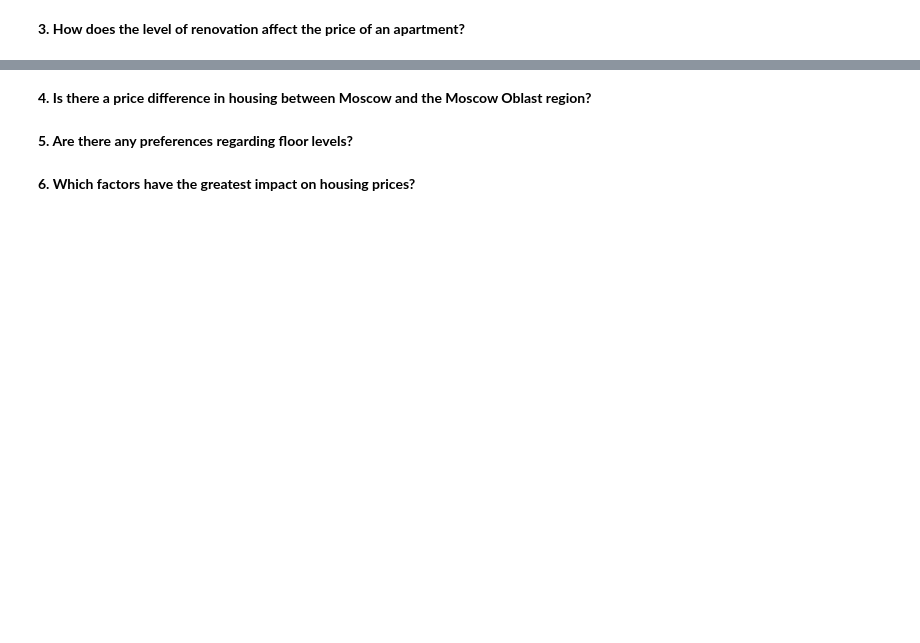
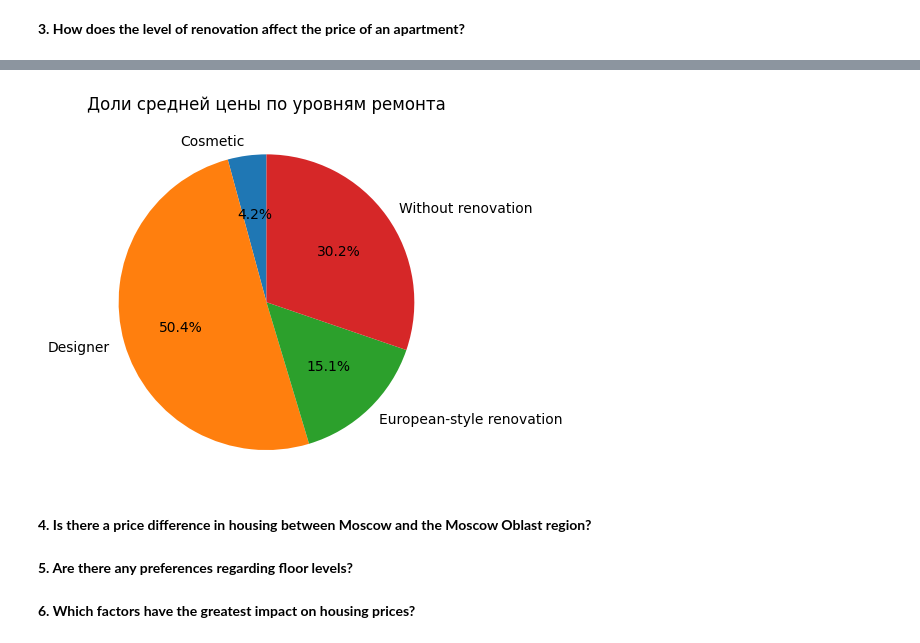
Before and after one commit to WhosArt/Moscow_housing_price, a Jupyter notebook: house_pricing/house_pricing.ipynb, the cells around one changed output, grey strips where cells are left out. Cells and saved outputs as stored; diff of their text form; code cells hidden in the pictures; blank space fills up the shorter version.

```diff
--- a/house_pricing/house_pricing.ipynb
+++ b/house_pricing/house_pricing.ipynb
@@ -77,3 +101,9 @@ ax.scatter(data=housing_proximity, x = 'Minutes_to_metro', y = 'Price')
+# %%
+plt.pie(df_ren_series, labels=df_ren_series.index, autopct='%1.1f%%', startangle=90)
+plt.title('Доли средней цены по уровням ремонта')
+plt.show()
+# %% [output]
+[figure, added]
 # %% [markdown]
 **4. Is there a price difference in housing between Moscow and the Moscow Oblast region?**
 # %% [markdown]
```
Also changed, not shown: parts of 5 cells of this notebook.
